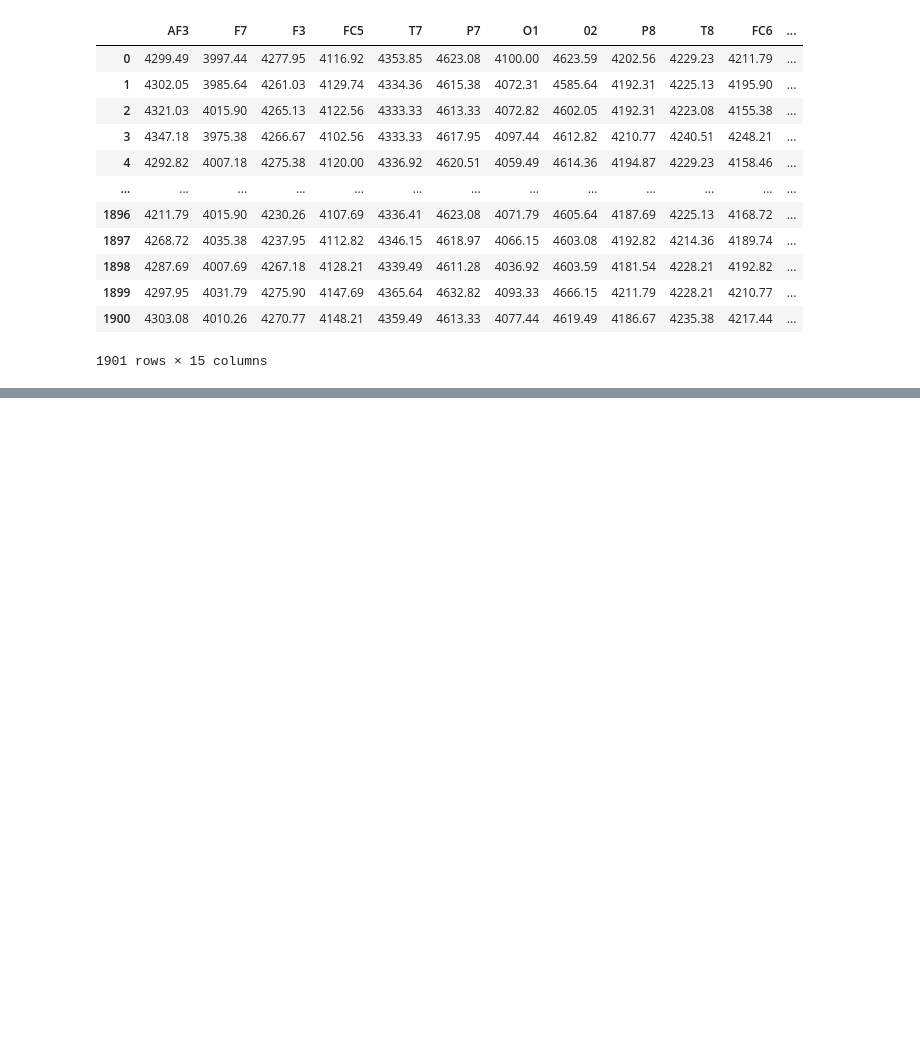
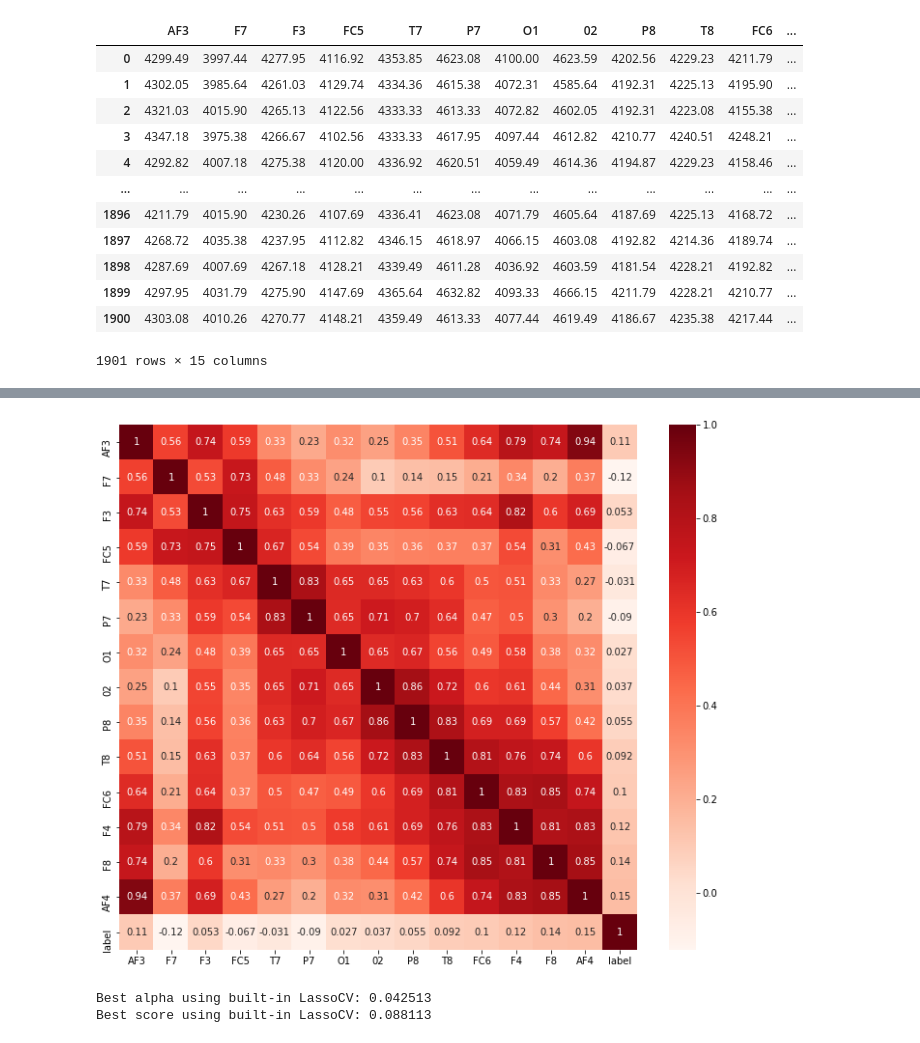
Before and after one commit to CallensToon/Machine_Learning_course_UGent_D012554_kaggle, a Jupyter notebook: Eye blinking prediction.ipynb, the cells around one changed output, grey strips where cells are left out. Cells and saved outputs as stored; diff of their text form; code cells hidden in the pictures; blank space fills up the shorter version.

```diff
--- a/Eye blinking prediction.ipynb
+++ b/Eye blinking prediction.ipynb
@@ -284,3 +294,27 @@ filename = "my_prediction_results.csv"
 
 #make sure to not write the Pandas index column (index=False)
 example2.to_csv(filename,index=False)
+# %%
+trainset2 = pd.read_csv("https://raw.githubusercontent.com/sdgroeve/Machine_Learning_course_UGent_D012554_kaggle/master/eeg_train.csv")
+
+plt.figure(figsize=(12,10))
+corr = trainset2.corr()
+sns.heatmap(corr, annot=True, cmap=plt.cm.Reds)
+plt.show()
+# %% [output]
+[figure, added]
+# %%
+from sklearn import linear_model
+from sklearn.linear_model import LassoCV
+
+trainset2 = pd.read_csv("https://raw.githubusercontent.com/sdgroeve/Machine_Learning_course_UGent_D012554_kaggle/master/eeg_train.csv")
+y = trainset2.pop('label')
+x = trainset2
+reg = LassoCV()
+reg.fit(x, y)
+print("Best alpha using built-in LassoCV: %f" % reg.alpha_)
+print("Best score using built-in LassoCV: %f" %reg.score(x,y))
+coef = pd.Series(reg.coef_, index = x.columns)
+# %% [output]
+Best alpha using built-in LassoCV: 0.042513
+Best score using built-in LassoCV: 0.088113
```
Also changed, not shown: parts of 7 cells of this notebook.
